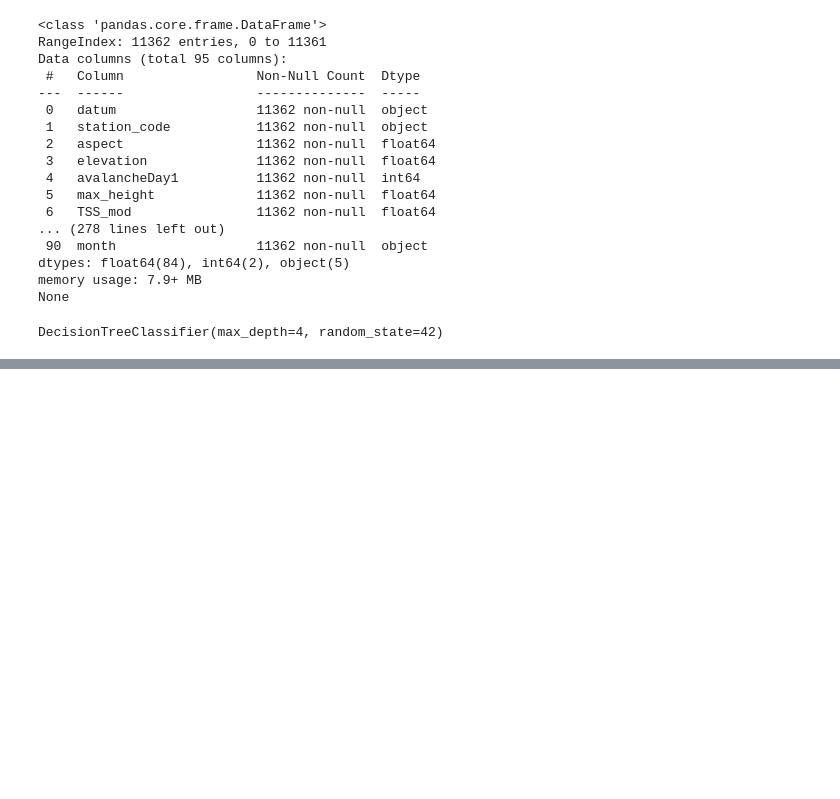
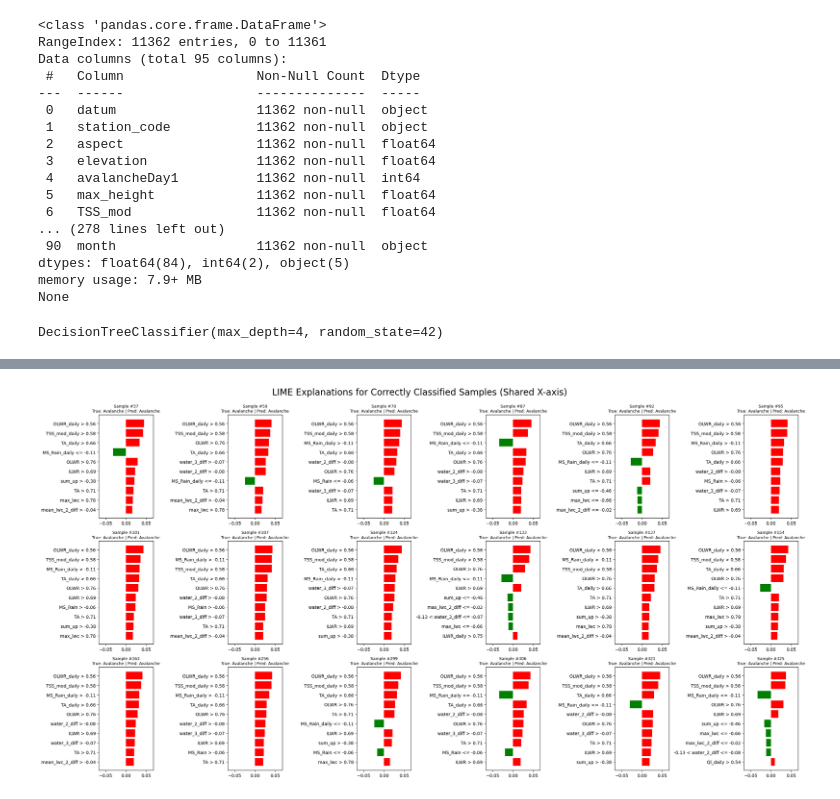
Before and after one commit to IlyaYakushevskiy/avalanche_sat, a Jupyter notebook: Exploratory Data Analysis/RandomForest_DecisionTree.ipynb, the cells around one changed output, grey strips where cells are left out. Cells and saved outputs as stored; diff of their text form; code cells hidden in the pictures; blank space fills up the shorter version.

Commit message:
Updates LIME and excluded datum + year

```diff
--- a/Exploratory Data Analysis/RandomForest_DecisionTree.ipynb
+++ b/Exploratory Data Analysis/RandomForest_DecisionTree.ipynb
@@ -408,0 +251,53 @@ Your model gives probabilities, but no confidence intervals.
+# %%
+#Plot some more to have a look at the correctly predicted avalanches
+import matplotlib.pyplot as plt
+
+# Get indices of correctly predicted **Avalanche** samples (True Positives)
+correct_indices = np.where((y_pred_rf == 1) & (y_test.to_numpy() == 1))[0]
+
+# Choose how many to plot
+n_rows, n_cols = 3, 6
+n_samples = min(len(correct_indices), n_rows * n_cols)
+selected_indices = correct_indices[:n_samples]
+
+# Step 1: Collect all weights to find shared x-axis range
+all_weights = []
+for i in selected_indices:
+    exp = explainer.explain_instance(X_test_scaled[i], clf_rf.predict_proba, num_features=10)
+    weights = [w for _, w in exp.as_list(label=exp.available_labels()[0])]
+    all_weights.extend(weights)
+
+# Shared x-axis range
+global_max = max(abs(w) for w in all_weights)
+
+# Step 2: Create grid of LIME plots
+fig, axes = plt.subplots(n_rows, n_cols, figsize=(24, 12))
+axes = axes.flatten()
+
+for idx, i in enumerate(selected_indices):
+    true_label = y_test.iloc[i]
+    predicted_label = y_pred_rf[i]
+
+    exp = explainer.explain_instance(X_test_scaled[i], clf_rf.predict_proba, num_features=10)
+    explanation = exp.as_list(label=exp.available_labels()[0])
+    features = [f for f, _ in explanation]
+    weights = [w for _, w in explanation]
+
+    # Horizontal bar plot
+    axes[idx].barh(features, weights, color=["green" if w < 0 else "red" for w in weights])
+    axes[idx].set_xlim(-global_max - 0.02, global_max + 0.02)
+    axes[idx].set_title(
+        f"Sample #{i}\nTrue: {'Avalanche' if true_label == 1 else 'No Avalanche'} | Pred: {'Avalanche' if predicted_label == 1 else 'No Avalanche'}",
+        fontsize=9
+    )
+    axes[idx].invert_yaxis()
+
+# Hide unused subplots
+for j in range(n_samples, len(axes)):
+    axes[j].axis('off')
+
+plt.tight_layout()
+plt.suptitle("LIME Explanations for Correctly Classified Samples (Shared X-axis)", fontsize=20, y=1.03)
+plt.show()
+# %% [output]
+[figure, added]
```
Also changed, not shown: parts of 20 cells of this notebook.
